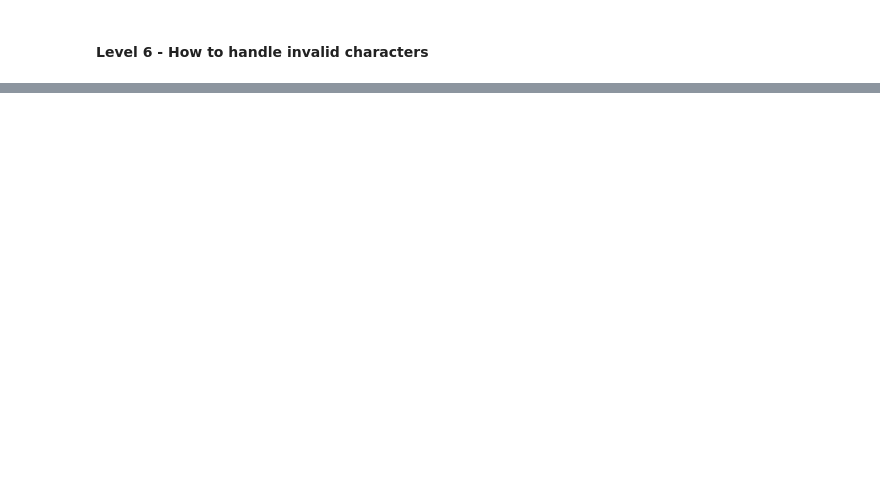
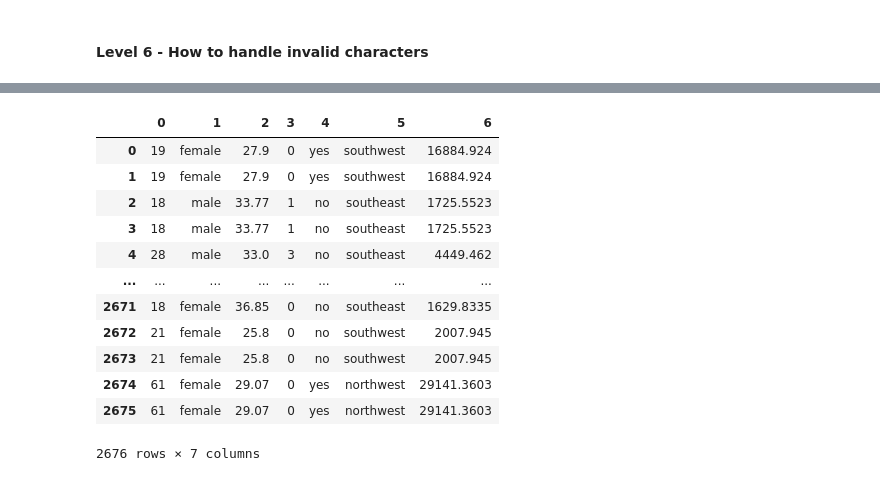
Before and after one commit to Aswin-S-Aswin/Data_Science, a Jupyter notebook: Data_Science.ipynb, the cells around one changed output, grey strips where cells are left out. Saved outputs shown, nothing was run; the diff lists cells and outputs as text; code cells hidden in the pictures; blank space fills up the shorter version.

```diff
--- a/Data_Science.ipynb
+++ b/Data_Science.ipynb
@@ -164,0 +150,5 @@ Super bro
+# %%
+import numpy as np
+import pandas as pd
+
+a = pd.read_csv(filepath_or_buffer= r"/content/insurance.csv")
@@ -164,0 +166,16 @@ Super bro
+# %%
+pd.DataFrame(np.repeat(a,repeats=2,axis=0))
+# %% [output]
+|  | 0 | 1 | 2 | 3 | 4 | 5 | 6 |
+| 0 | 19 | female | 27.9 | 0 | yes | southwest | 16884.924 |
+| 1 | 19 | female | 27.9 | 0 | yes | southwest | 16884.924 |
+| 2 | 18 | male | 33.77 | 1 | no | southeast | 1725.5523 |
+| 3 | 18 | male | 33.77 | 1 | no | southeast | 1725.5523 |
+| 4 | 28 | male | 33.0 | 3 | no | southeast | 4449.462 |
+| ... | ... | ... | ... | ... | ... | ... | ... |
+| 2671 | 18 | female | 36.85 | 0 | no | southeast | 1629.8335 |
+| 2672 | 21 | female | 25.8 | 0 | no | southwest | 2007.945 |
+| 2673 | 21 | female | 25.8 | 0 | no | southwest | 2007.945 |
+| 2674 | 61 | female | 29.07 | 0 | yes | northwest | 29141.3603 |
+| 2675 | 61 | female | 29.07 | 0 | yes | northwest | 29141.3603 |
+2676 rows × 7 columns
```
Also changed, not shown: parts of 25 cells of this notebook.
